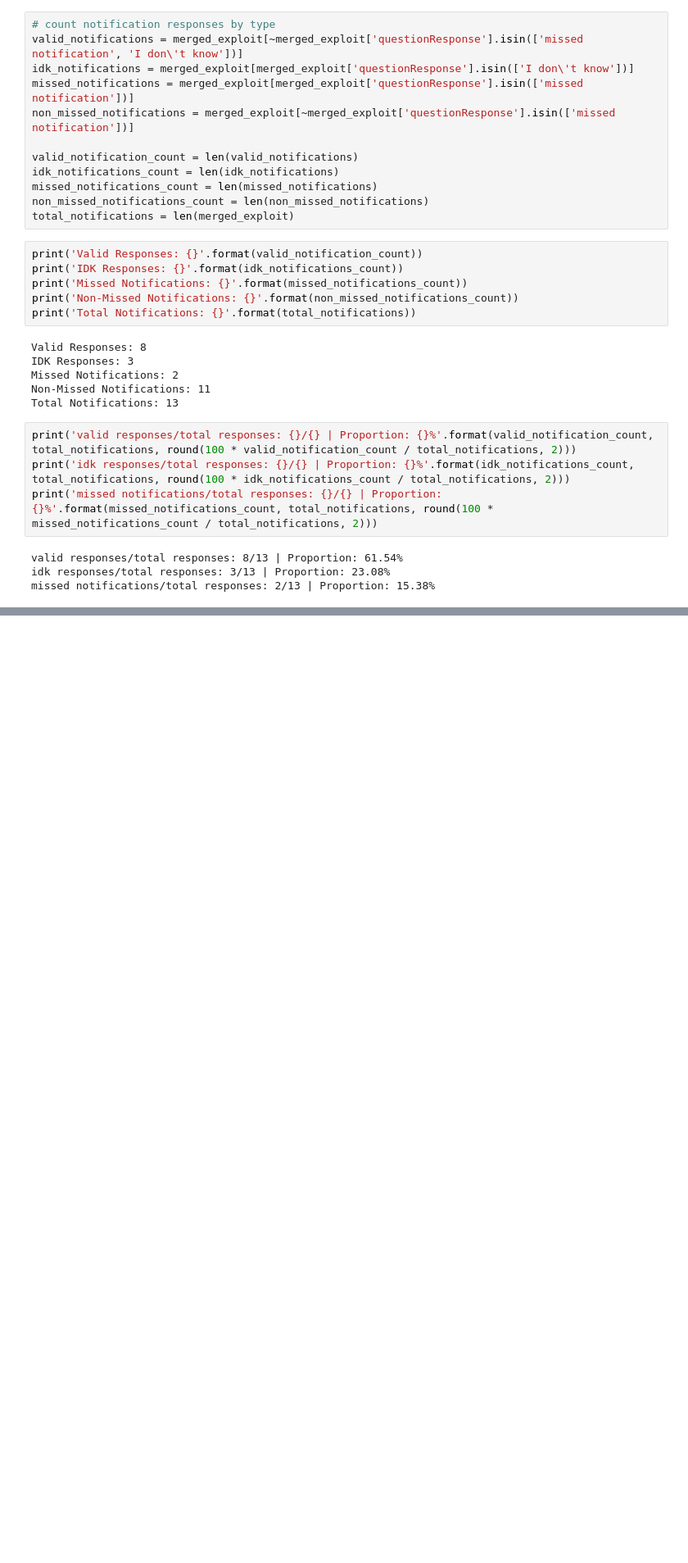
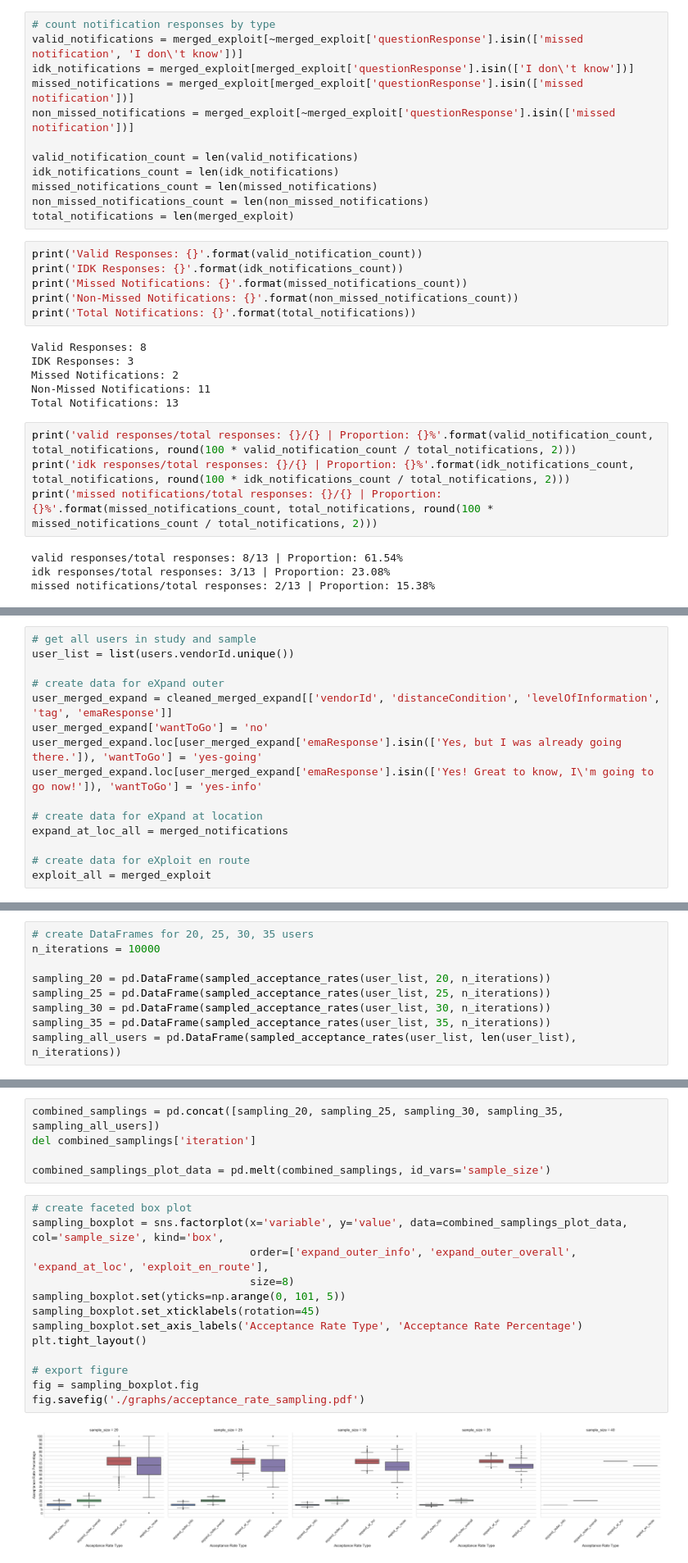
Before and after one commit to NUDelta/les-study-analysis, a Jupyter notebook: expand-exploit-study-analysis.ipynb, the cells around one changed output, grey strips where cells are left out. Shown at 82% size. Saved outputs shown, nothing was run; the diff lists cells and outputs as text; blank space fills up the shorter version.

Commit message:
running samplings of users to see variability in acceptance rates

```diff
--- a/expand-exploit-study-analysis.ipynb
+++ b/expand-exploit-study-analysis.ipynb
@@ -1096,0 +1146,15 @@ missed notifications/total responses: 2/13 | Proportion: 15.38%
+# %%
+# get all users in study and sample
+user_list = list(users.vendorId.unique())
+
+# create data for eXpand outer
+user_merged_expand = cleaned_merged_expand[['vendorId', 'distanceCondition', 'levelOfInformation', 'tag', 'emaResponse']]
+user_merged_expand['wantToGo'] = 'no'
+user_merged_expand.loc[user_merged_expand['emaResponse'].isin(['Yes, but I was already going there.']), 'wantToGo'] = 'yes-going'
+user_merged_expand.loc[user_merged_expand['emaResponse'].isin(['Yes! Great to know, I\'m going to go now!']), 'wantToGo'] = 'yes-info'
+
+# create data for eXpand at location
+expand_at_loc_all = merged_notifications
+
+# create data for eXploit en route
+exploit_all = merged_exploit
@@ -1096,0 +1178,9 @@ missed notifications/total responses: 2/13 | Proportion: 15.38%
+# %%
+# create DataFrames for 20, 25, 30, 35 users
+n_iterations = 10000
+
+sampling_20 = pd.DataFrame(sampled_acceptance_rates(user_list, 20, n_iterations))
+sampling_25 = pd.DataFrame(sampled_acceptance_rates(user_list, 25, n_iterations))
+sampling_30 = pd.DataFrame(sampled_acceptance_rates(user_list, 30, n_iterations))
+sampling_35 = pd.DataFrame(sampled_acceptance_rates(user_list, 35, n_iterations))
+sampling_all_users = pd.DataFrame(sampled_acceptance_rates(user_list, len(user_list), n_iterations))
@@ -1096,0 +1235,20 @@ missed notifications/total responses: 2/13 | Proportion: 15.38%
+# %%
+combined_samplings = pd.concat([sampling_20, sampling_25, sampling_30, sampling_35, sampling_all_users])
+del combined_samplings['iteration']
+
+combined_samplings_plot_data = pd.melt(combined_samplings, id_vars='sample_size')
+# %%
+# create faceted box plot
+sampling_boxplot = sns.factorplot(x='variable', y='value', data=combined_samplings_plot_data, col='sample_size', kind='box',
+                                  order=['expand_outer_info', 'expand_outer_overall', 'expand_at_loc', 'exploit_en_route'],
+                                  size=8)
+sampling_boxplot.set(yticks=np.arange(0, 101, 5))
+sampling_boxplot.set_xticklabels(rotation=45)
+sampling_boxplot.set_axis_labels('Acceptance Rate Type', 'Acceptance Rate Percentage')
+plt.tight_layout()
+
+# export figure
+fig = sampling_boxplot.fig
+fig.savefig('./graphs/acceptance_rate_sampling.pdf')
+# %% [output]
+[figure, added]
```
Also changed, not shown: parts of 11 cells of this notebook, 1 other file.
